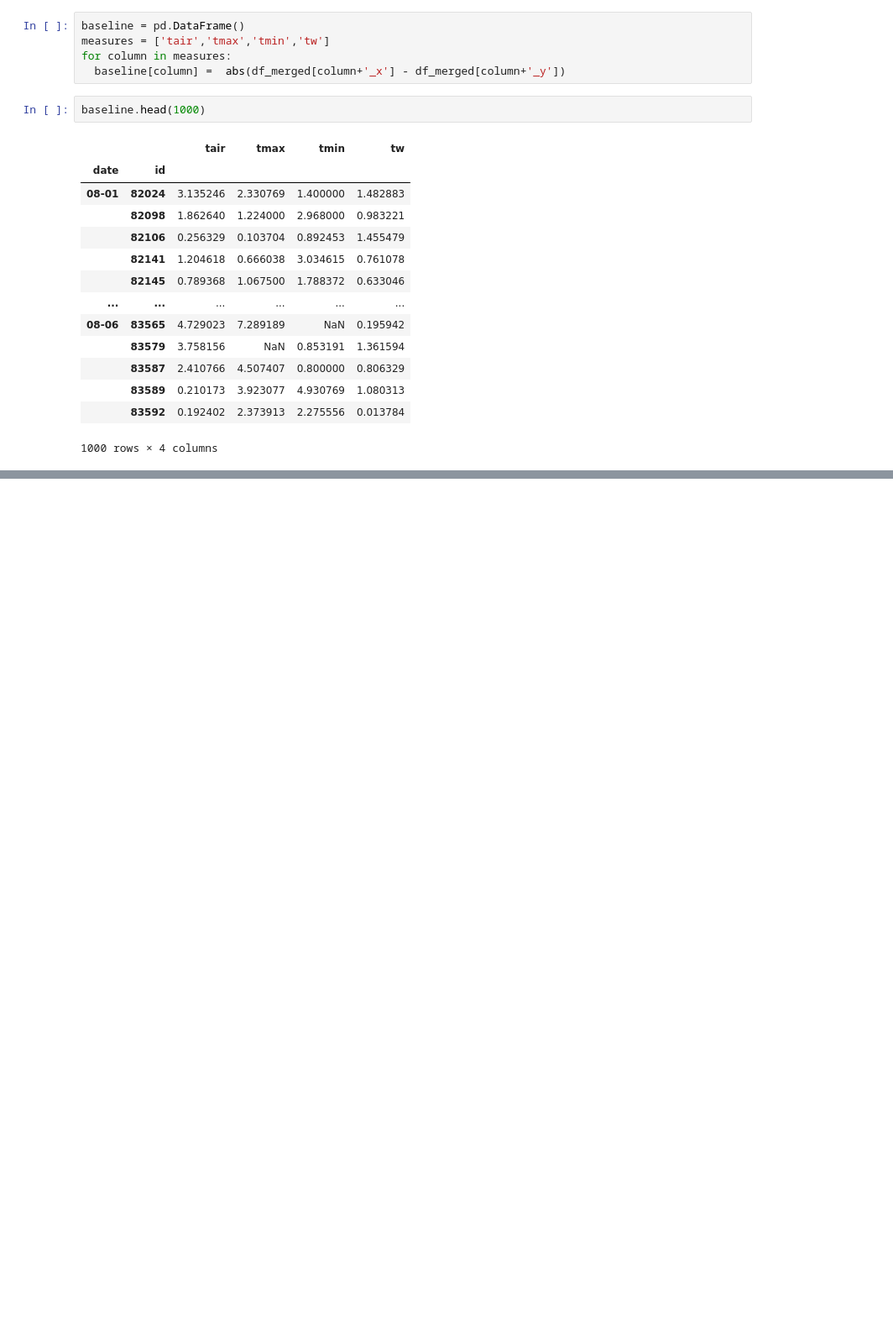
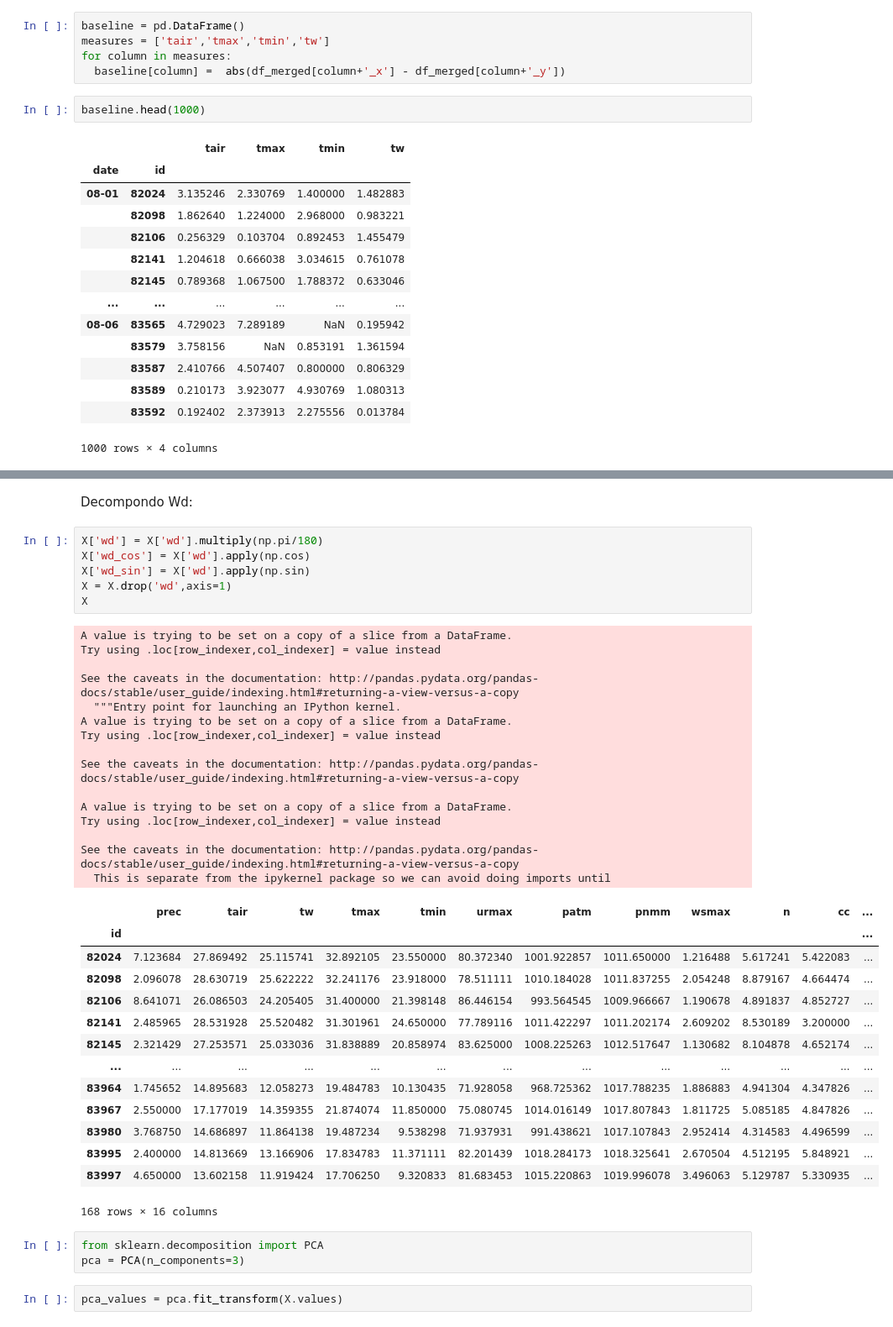
Before and after one commit to andrefellipe/ccd, a Jupyter notebook: baseline.ipynb, the cells around one changed output, grey strips where cells are left out. Shown at 84% size. Saved outputs shown, nothing was run; the diff lists cells and outputs as text; blank space fills up the shorter version.

```diff
--- a/baseline.ipynb
+++ b/baseline.ipynb
@@ -331,0 +372,43 @@ files.download('baseline_temp.csv')
+# %% [markdown]
+Decompondo Wd:
+# %%
+X['wd'] = X['wd'].multiply(np.pi/180)
+X['wd_cos'] = X['wd'].apply(np.cos)
+X['wd_sin'] = X['wd'].apply(np.sin)
+X = X.drop('wd',axis=1)
+X
+# %% [output]
+A value is trying to be set on a copy of a slice from a DataFrame.
+Try using .loc[row_indexer,col_indexer] = value instead
+
+See the caveats in the documentation: http://pandas.pydata.org/pandas-docs/stable/user_guide/indexing.html#returning-a-view-versus-a-copy
+  """Entry point for launching an IPython kernel.
+A value is trying to be set on a copy of a slice from a DataFrame.
+Try using .loc[row_indexer,col_indexer] = value instead
+
+See the caveats in the documentation: http://pandas.pydata.org/pandas-docs/stable/user_guide/indexing.html#returning-a-view-versus-a-copy
+
+A value is trying to be set on a copy of a slice from a DataFrame.
+Try using .loc[row_indexer,col_indexer] = value instead
+
+See the caveats in the documentation: http://pandas.pydata.org/pandas-docs/stable/user_guide/indexing.html#returning-a-view-versus-a-copy
+  This is separate from the ipykernel package so we can avoid doing imports until
+|  | prec | tair | tw | tmax | tmin | urmax | patm | pnmm | wsmax | n | cc | ... |
+| id |  |  |  |  |  |  |  |  |  |  |  | ... |
+| 82024 | 7.123684 | 27.869492 | 25.115741 | 32.892105 | 23.550000 | 80.372340 | 1001.922857 | 1011.650000 | 1.216488 | 5.617241 | 5.422083 | ... |
+| 82098 | 2.096078 | 28.630719 | 25.622222 | 32.241176 | 23.918000 | 78.511111 | 1010.184028 | 1011.837255 | 2.054248 | 8.879167 | 4.664474 | ... |
+| 82106 | 8.641071 | 26.086503 | 24.205405 | 31.400000 | 21.398148 | 86.446154 | 993.564545 | 1009.966667 | 1.190678 | 4.891837 | 4.852727 | ... |
+| 82141 | 2.485965 | 28.531928 | 25.520482 | 31.301961 | 24.650000 | 77.789116 | 1011.422297 | 1011.202174 | 2.609202 | 8.530189 | 3.200000 | ... |
+| 82145 | 2.321429 | 27.253571 | 25.033036 | 31.838889 | 20.858974 | 83.625000 | 1008.225263 | 1012.517647 | 1.130682 | 8.104878 | 4.652174 | ... |
+| ... | ... | ... | ... | ... | ... | ... | ... | ... | ... | ... | ... | ... |
+| 83964 | 1.745652 | 14.895683 | 12.058273 | 19.484783 | 10.130435 | 71.928058 | 968.725362 | 1017.788235 | 1.886883 | 4.941304 | 4.347826 | ... |
+| 83967 | 2.550000 | 17.177019 | 14.359355 | 21.874074 | 11.850000 | 75.080745 | 1014.016149 | 1017.807843 | 1.811725 | 5.085185 | 4.847826 | ... |
+| 83980 | 3.768750 | 14.686897 | 11.864138 | 19.487234 | 9.538298 | 71.937931 | 991.438621 | 1017.107843 | 2.952414 | 4.314583 | 4.496599 | ... |
+| 83995 | 2.400000 | 14.813669 | 13.166906 | 17.834783 | 11.371111 | 82.201439 | 1018.284173 | 1018.325641 | 2.670504 | 4.512195 | 5.848921 | ... |
+| 83997 | 4.650000 | 13.602158 | 11.919424 | 17.706250 | 9.320833 | 81.683453 | 1015.220863 | 1019.996078 | 3.496063 | 5.129787 | 5.330935 | ... |
+168 rows × 16 columns
+# %%
+from sklearn.decomposition import PCA
+pca = PCA(n_components=3)
+# %%
+pca_values = pca.fit_transform(X.values)
```
Also changed, not shown: parts of 14 cells of this notebook.
